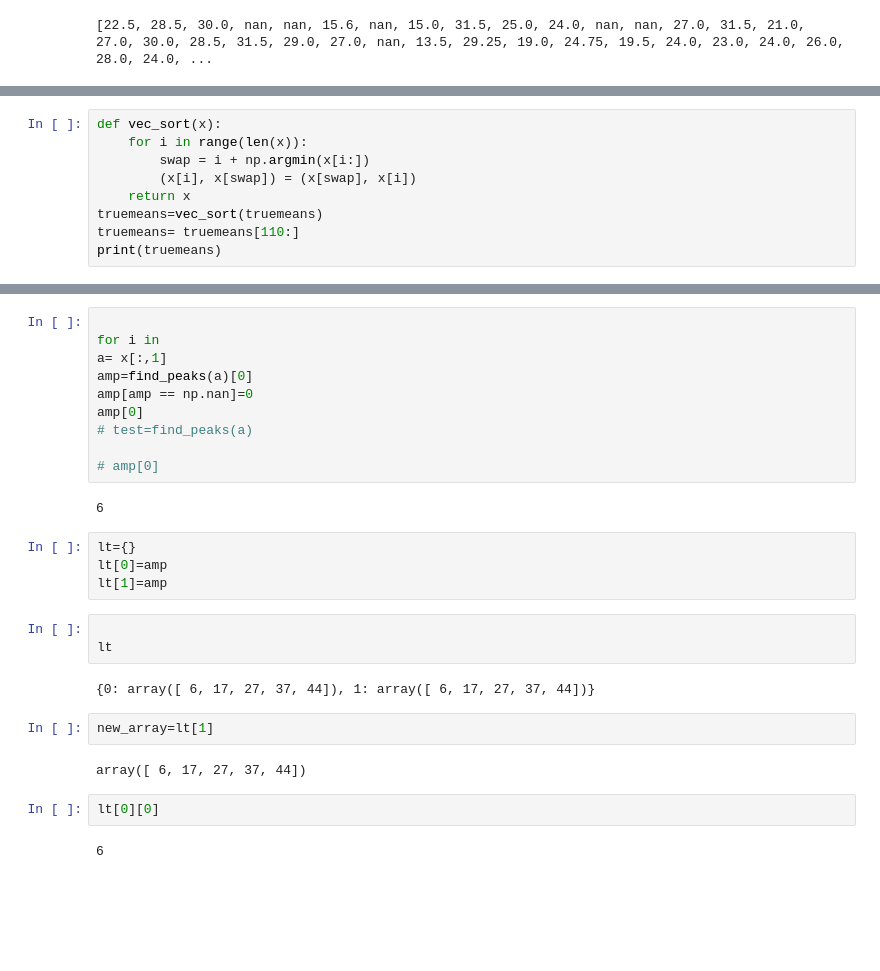
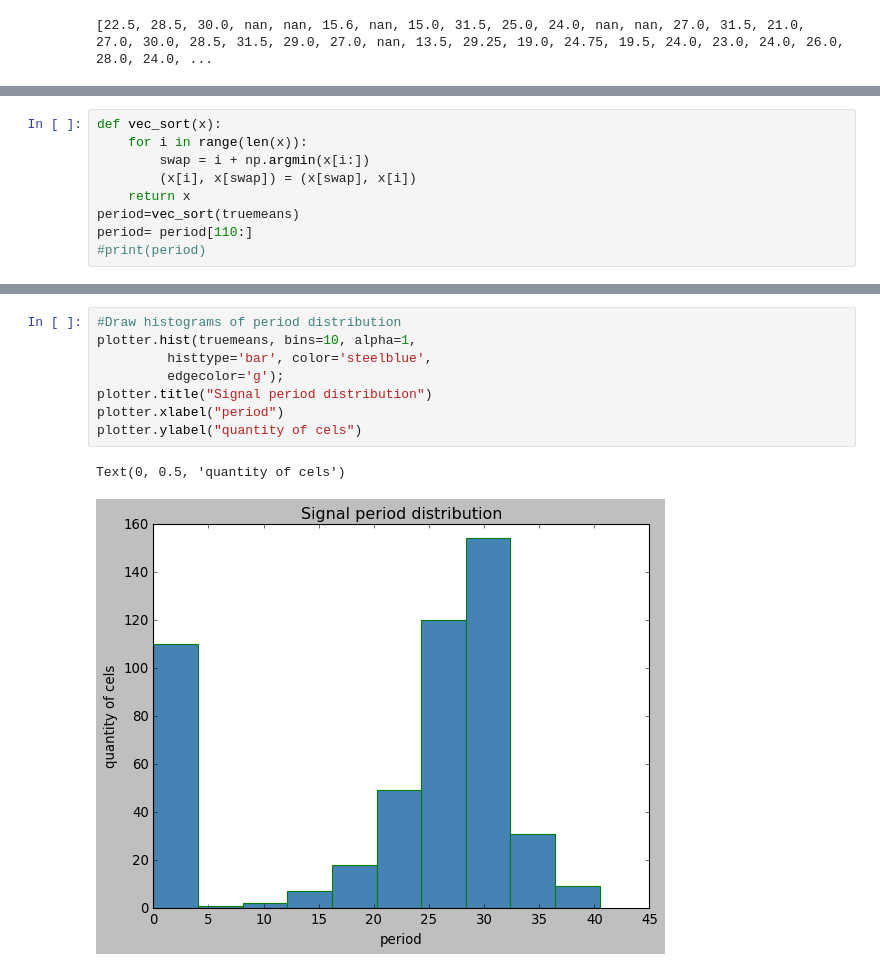
Before and after one commit to ecoirene/ISM_IntroToBioinformatics, a Jupyter notebook: Accelerated_Advanced_Python_weeks3_4/Day5.ipynb, the cells around one changed output, grey strips where cells are left out. Saved outputs shown, nothing was run; the diff lists cells and outputs as text; blank space fills up the shorter version.

```diff
--- a/Accelerated_Advanced_Python_weeks3_4/Day5.ipynb
+++ b/Accelerated_Advanced_Python_weeks3_4/Day5.ipynb
@@ -152,6 +155,6 @@ def vec_sort(x):
         swap = i + np.argmin(x[i:])
         (x[i], x[swap]) = (x[swap], x[i])
     return x
-truemeans=vec_sort(truemeans)
-truemeans= truemeans[110:]
-print(truemeans)
+period=vec_sort(truemeans)
+period= period[110:]
+#print(period)
@@ -178,29 +161,11 @@ a=x[:,1]
-# %%
-
-for i in
-a= x[:,1]
-amp=find_peaks(a)[0]
-amp[amp == np.nan]=0
-amp[0]
-# test=find_peaks(a)
-
-# amp[0]
-# %% [output]
-6
-# %%
-lt={}
-lt[0]=amp
-lt[1]=amp
-# %%
-
-lt
-# %% [output]
-{0: array([ 6, 17, 27, 37, 44]), 1: array([ 6, 17, 27, 37, 44])}
-# %%
-new_array=lt[1]
-# %% [output]
-array([ 6, 17, 27, 37, 44])
-# %%
-lt[0][0]
-# %% [output]
-6
+# %%
+#Draw histograms of period distribution
+plotter.hist(truemeans, bins=10, alpha=1,
+         histtype='bar', color='steelblue',
+         edgecolor='g');
+plotter.title("Signal period distribution")
+plotter.xlabel("period")
+plotter.ylabel("quantity of cels")
+# %% [output]
+Text(0, 0.5, 'quantity of cels')
+[figure, added]
```
Also changed, not shown: parts of 11 cells of this notebook.
